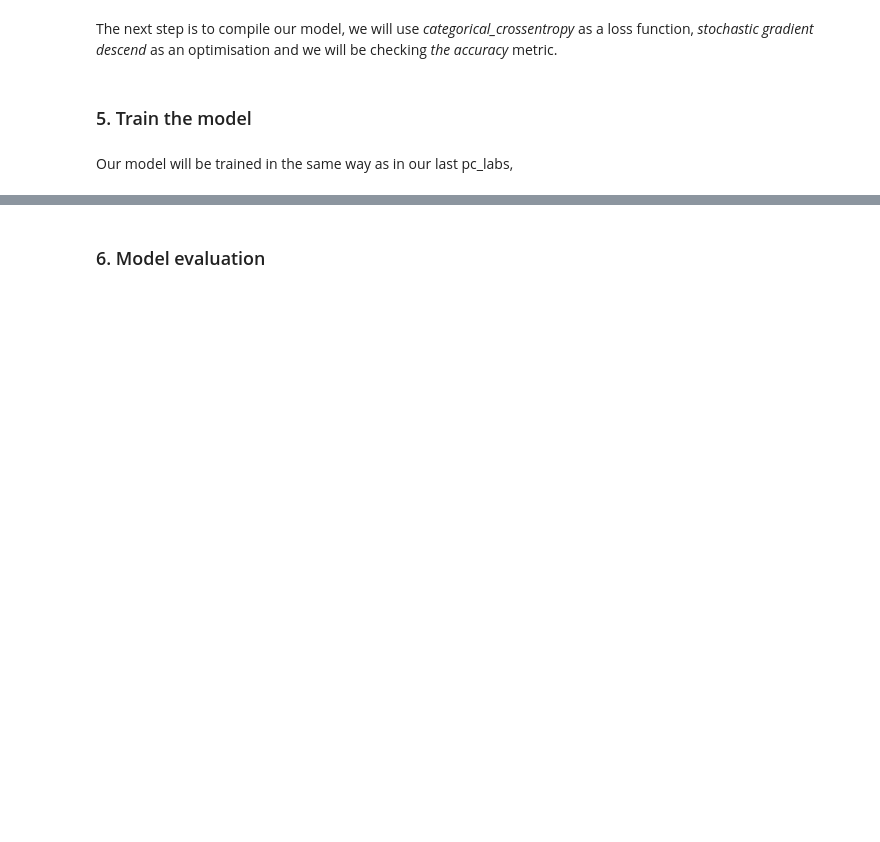
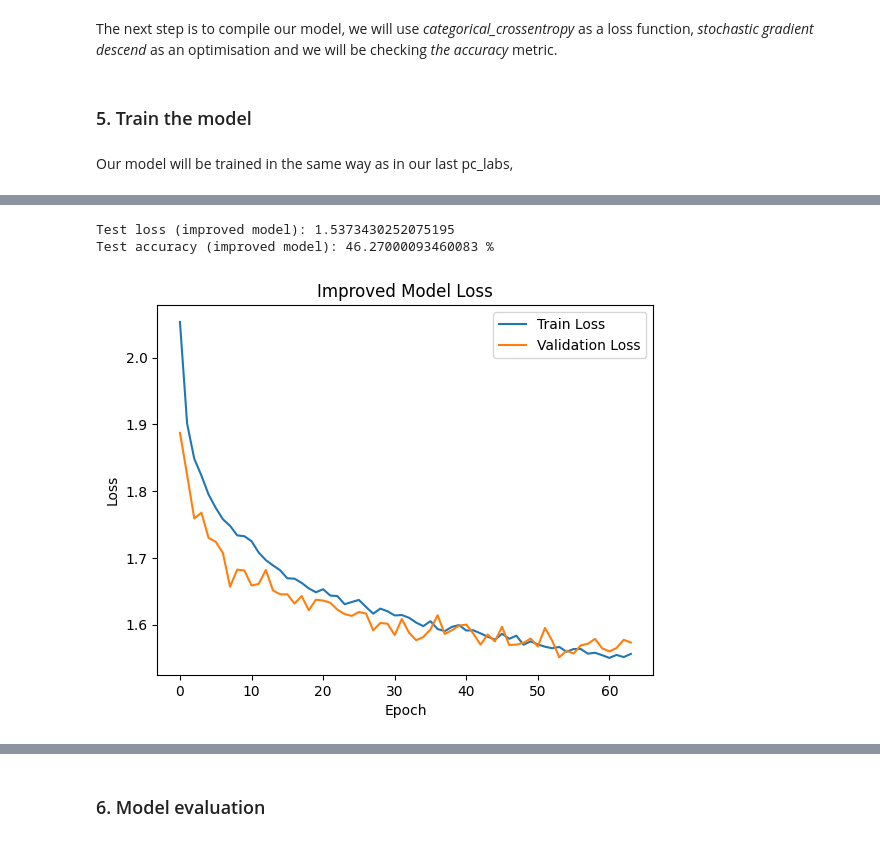
Before and after one commit to LouisB4455/MPA_MLF_Louis_BONNIER, a Jupyter notebook: Ex_06.ipynb, the cells around one changed output, grey strips where cells are left out. Drawn from its saved outputs; the diff is of its cells as text; code cells hidden in the pictures; blank space fills up the shorter version.

```diff
--- a/Ex_06.ipynb
+++ b/Ex_06.ipynb
@@ -159,0 +160,15 @@ Epoch 50/50
+# %%
+from keras.callbacks import EarlyStopping
+from keras.layers import Input
+
+# Define the improved model architecture
+improved_model = Sequential()
+improved_model.add(Input(shape=(32, 32, 3))) # Corrected input definition
+improved_model.add(Flatten())
+improved_model.add(Dense(512, activation='relu')) # Increased neurons
+improved_model.add(Dropout(0.3)) # Added more dropout
+improved_model.add(Dense(256, activation='relu')) # Added another Dense layer
+improved_model.add(Dropout(0.3)) # Added more dropout
+improved_model.add(Dense(10, activation='softmax'))
+
+improved_model.summary()
@@ -159,0 +195,9 @@ Epoch 50/50
+# %%
+# Compile the improved model
+improved_model.compile(loss='categorical_crossentropy', optimizer='adam', metrics=['accuracy'])
+# %%
+# Define EarlyStopping callback
+early_stopping = EarlyStopping(monitor='val_loss', patience=10, restore_best_weights=True)
+
+# Train the improved model with more epochs and EarlyStopping
+improved_history = improved_model.fit(X_train_scaled, y_train_encoded, epochs=100, batch_size=128, validation_split=0.2, callbacks=[early_stopping])
@@ -159,0 +222,19 @@ Epoch 50/50
+# %%
+# Evaluate the improved model on the test set
+improved_score = improved_model.evaluate(X_test, y_test_encoded, verbose=0)
+print('Test loss (improved model):', improved_score[0])
+print(f'Test accuracy (improved model): {improved_score[1]*100} %')
+# %% [output]
+Test loss (improved model): 1.5373430252075195
+Test accuracy (improved model): 46.27000093460083 %
+# %%
+plt.figure()
+plt.plot(improved_history.history['loss'], label='Train Loss')
+plt.plot(improved_history.history['val_loss'], label='Validation Loss')
+plt.title('Improved Model Loss')
+plt.xlabel('Epoch')
+plt.ylabel('Loss')
+plt.legend()
+plt.show()
+# %% [output]
+[figure, added]
```
Also changed, not shown: parts of 12 cells of this notebook.
